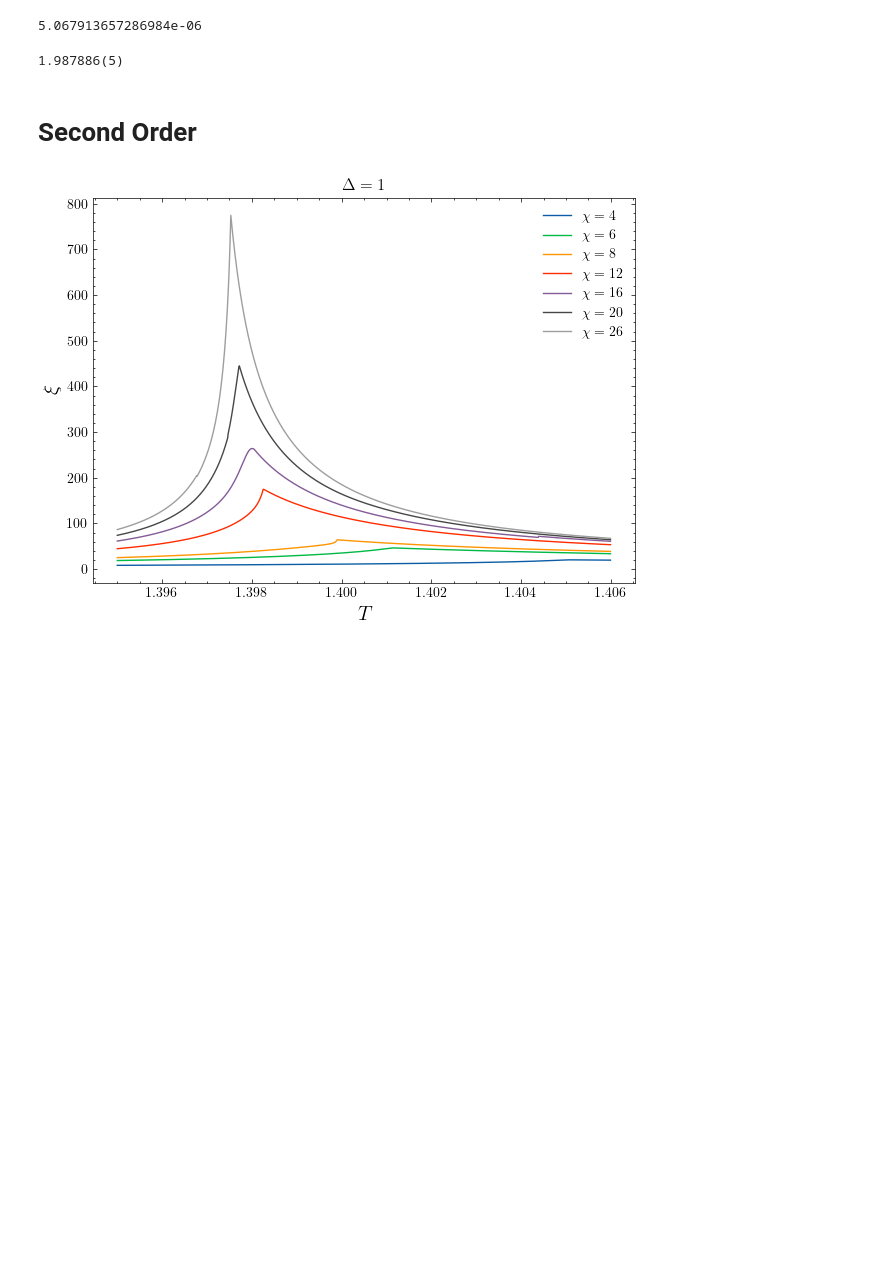
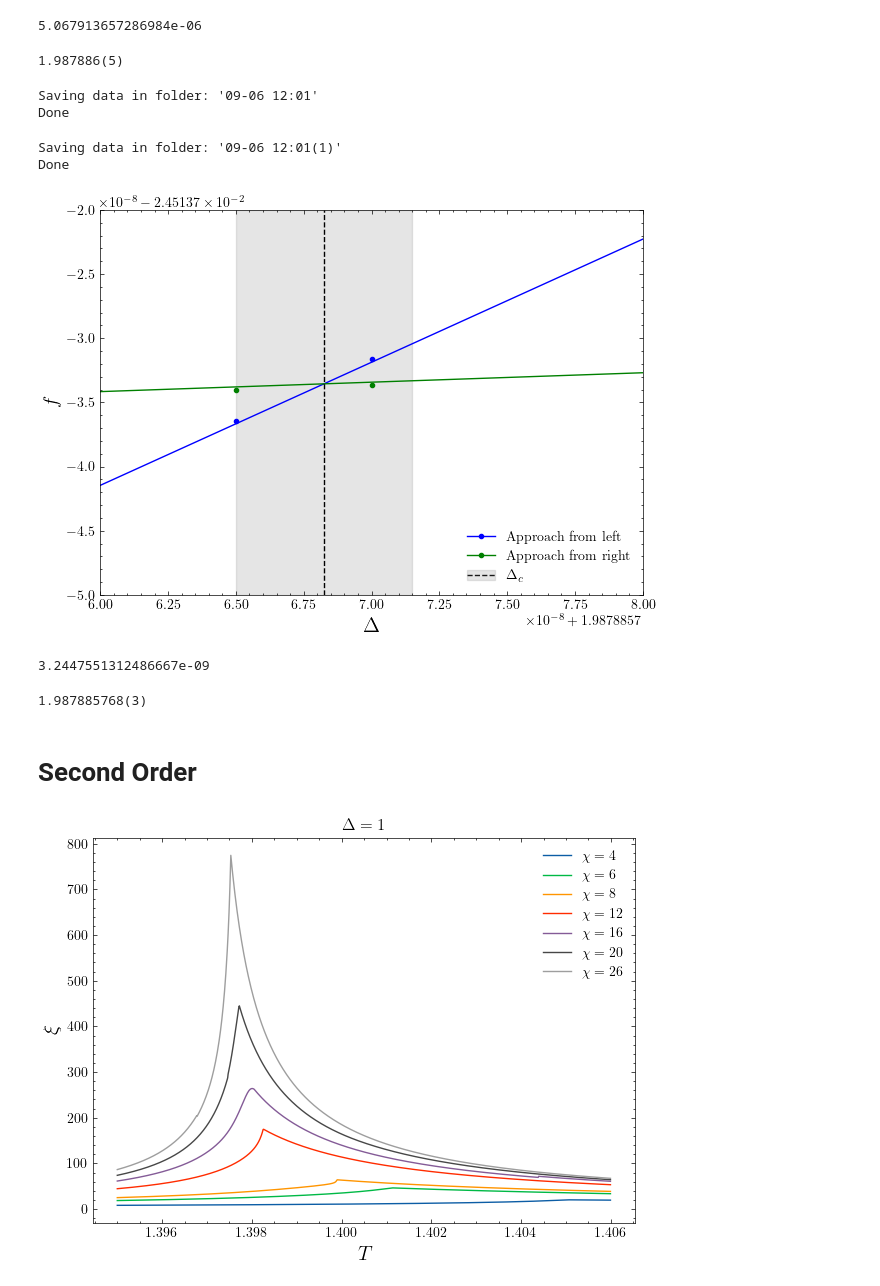
Before and after one commit to DerkNiessink/Blume, a Jupyter notebook: analysis/blume/accuracy.ipynb, the cells around one changed output. Saved outputs shown, nothing was run; the diff lists cells and outputs as text; code cells hidden in the pictures; blank space fills up the shorter version.

```diff
--- a/analysis/blume/accuracy.ipynb
+++ b/analysis/blume/accuracy.ipynb
@@ -5,6 +5,13 @@ import numpy as np
 from lmfit import Model
 import os
 import sys
+from scipy.optimize import curve_fit, minimize
+from matplotlib.lines import Line2D
+from matplotlib.legend_handler import HandlerTuple
+
+def linear(x, a, b):
+    return a*x + b
+
 
 sys.path.append("../..")
 
@@ -343,6 +346,76 @@ delta_error[0]
 print(f"{round(res.x[0], 6)}(5)")
 # %% [output]
 1.987886(5)
+# %%
+result = Results()
+params = ModelParameters(model = "blume", var_range=[1.987885765 - 5e-3, 1.987885765 - 0.5e-8, 1.987885765,  1.987885765 + 0.5e-8,], step=0.00001, tol=1e-11, max_steps=int(10e9), use_prev=True, temperature=0.5, chi=16)
+result.get(params, sweeping_param="coupling")
+# %% [output]
+Saving data in folder: '09-06 12:01'
+Done
+# %%
+result = Results()
+params = ModelParameters(model = "blume", var_range=[1.987885765 + 5e-3,  1.987885765 + 0.5e-8, 1.987885765, 1.987885765- 0.5e-8], tol=1e-11, max_steps=int(10e9), use_prev=True, temperature=0.5, chi=16)
+result.get(params, sweeping_param="coupling")
+# %% [output]
+Saving data in folder: '09-06 12:01(1)'
+Done
+# %%
+data = read('09-06 12:01', "data")
+data_inv = read("09-06 12:01(1)", "data")
+couplings, couplings_inv = data["couplings"][2:], data_inv["couplings"][1:-1]
+energies, energies_inv = compute(Prop.f, data)[2:], compute(Prop.f, data_inv)[1:-1]
+
+fig,ax = plt.subplots(figsize= (7, 5))
+
+x1, x2, y1, y2 = couplings[0], couplings[1], energies[0], energies[1]
+a = (y1-y2)/(x1-x2)
+b = (x1*y2 - x2*y1)/(x1-x2)
+x = [x for x in np.arange(1.98785, 1.9879, 0.00001)]
+y = [linear(val, a, b) for val in x]
+p1, = ax.plot(x, y, color = "b")
+
+x1, x2, y1, y2 = couplings_inv[0], couplings_inv[1], energies_inv[0], energies_inv[1]
+a_inv = (y1-y2)/(x1-x2)
+b_inv = (x1*y2 - x2*y1)/(x1-x2)
+x = [x for x in np.arange(1.98785, 1.9879, 0.00001)]
+y = [linear(val, a_inv, b_inv) for val in x]
+p2, = ax.plot(x, y, color = "g")
+
+
+p3, = ax.plot(couplings, energies, "o", markersize=3, color = "b")
+p4, = ax.plot(couplings_inv, energies_inv, "o", markersize=3, color = "g" )
+ax.set_xlim(1.9878857 + 6e-8, 1.9878857 + 8e-8)
+ax.set_ylim(-0.024513748, -0.02451372)
+ax.set_xlabel("$\Delta$", fontsize=15)
+ax.set_ylabel("$f$", fontsize=15)
+
+
+custom_lines = [Line2D([0], [0], color="b", lw=1, linestyle="-", marker="o", markersize=3),
+                Line2D([0], [0], color="g", lw=1, linestyle="-", marker="o", markersize=3),
+                Line2D([0], [0], color="k", lw=1, linestyle="--"),
+]
+
+res = minimize(lambda t: (linear(t, a, b) - linear(t, a_inv, b_inv))**2, 1, tol = 1e-11, method="Powell")
+p5 = ax.axvline(x= res.x, linestyle="--", label="\Delta_c", color="k")
+p6 = ax.axvspan(couplings[0], 2*res.x[0] - couplings[0], color="gray", alpha=0.2)
+
+
+ax.legend([(p1, p3), (p2, p4), (p5, p6)], ['Approach from left', "Approach from right", "$\Delta_c$"], handler_map={tuple: HandlerTuple(ndivide=1)})
+
+plt.show()
+# %% [output]
+[figure, added]
+# %%
+res.x[0]
+error = res.x[0] - couplings[0]
+error
+# %% [output]
+3.2447551312486667e-09
+# %%
+print(f"{round(res.x[0], 9)}(3)")
+# %% [output]
+1.987885768(3)
 # %% [markdown]
 # Second Order
 # %%
```
Also changed, not shown: parts of 1 cell of this notebook, 1 other file.
